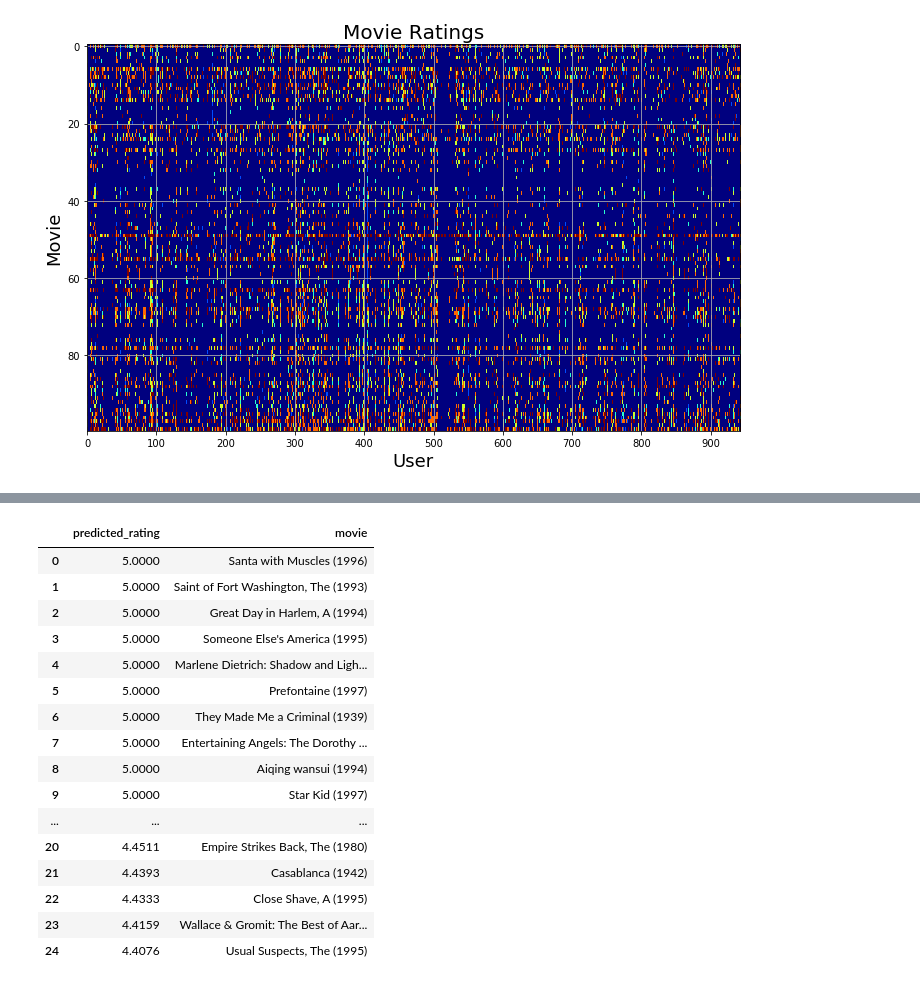
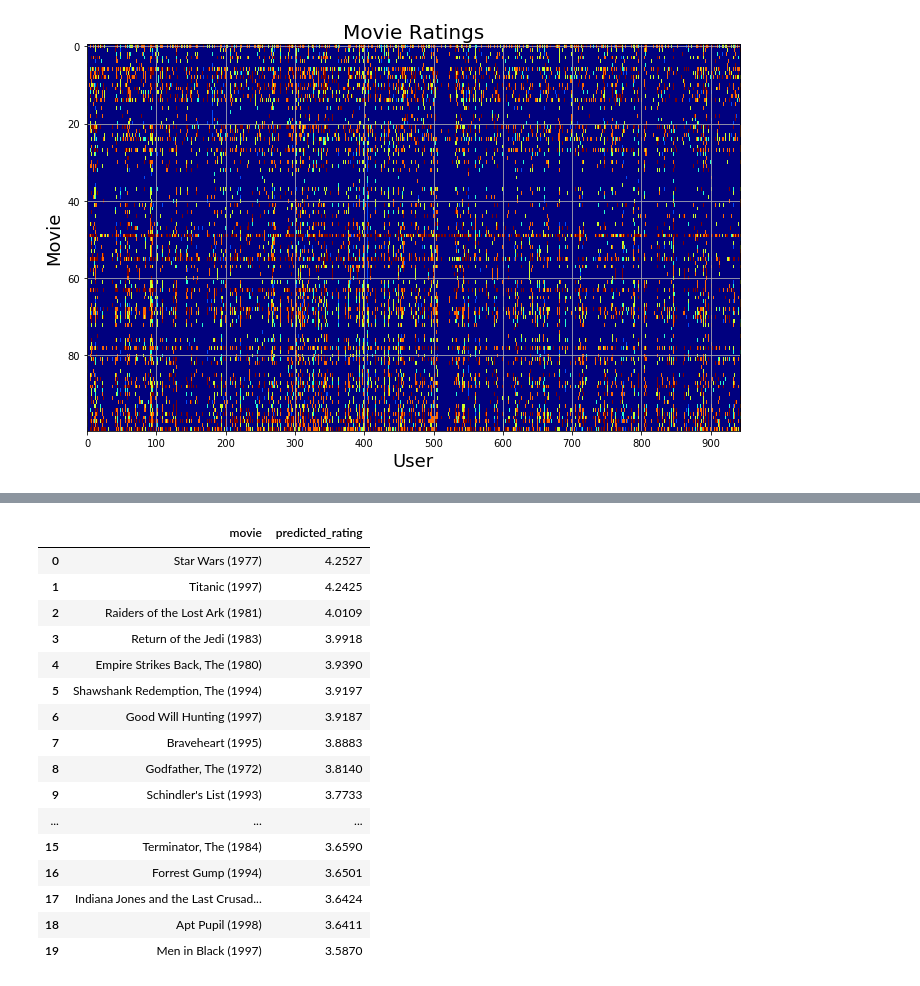
Before and after one commit to noelnamai/machine-learning, a Jupyter notebook: recommender-systems.ipynb, the cells around one changed output, grey strips where cells are left out. Cells and saved outputs as stored; diff of their text form; code cells hidden in the pictures.

```diff
--- a/recommender-systems.ipynb
+++ b/recommender-systems.ipynb
@@ -92,26 +92,26 @@ plt.show()
 # Add ratings for new user
 ratings = np.zeros((1682, 1))
 
-ratings[0]   = 4
-ratings[6]   = 3
-ratings[11]  = 5
-ratings[53]  = 4
-ratings[63]  = 5
-ratings[65]  = 3
-ratings[68]  = 5
-ratings[97]  = 2
-ratings[182] = 4
-ratings[225] = 5
-ratings[354] = 5
+ratings[0]   = 4.0
+ratings[6]   = 3.0
+ratings[11]  = 5.0
+ratings[53]  = 4.0
+ratings[63]  = 5.0
+ratings[65]  = 3.0
+ratings[68]  = 5.0
+ratings[97]  = 2.0
+ratings[182] = 4.0
+ratings[225] = 5.0
+ratings[354] = 5.0
 
 y        = np.append(y, ratings, axis = 1)
 is_rated = np.append(is_rated, ratings != 0, axis = 1)
 # %%
 model = sbbml.CollaborativeFiltering(
-    alpha = 15.0,
+    alpha = 10.0,
     gamma = 10.0,
     n_features = 10,
-    iterations = 10000
+    iterations = 1000
 )
-model.fit(y, is_rated)
+opt = model.fit(y, is_rated); opt
 # %% [output]
@@ -129,31 +129,31 @@ model.fit(y, is_rated)
 # %%
 y_pred     = np.dot(model.x, model.theta.T)
-new_user_y = (y_pred + model.y_mean)[:, -1]
-sorted_idx = np.argsort(new_user_y, axis = 0)[::-1]
+y_pred_new = y_pred[:, -1]
+sorted_idx = np.argsort(y_pred_new, axis = 0)[::-1]
 
-pred_list = list()
+p_movies = list()
 
-for i in range(25):
-    k = sorted_idx[i]
-    tup = {"predicted_rating": new_user_y[k], "movie": movie_ids[k]}
-    pred_list.append(tup)
+for i in range(20):
+    k   = sorted_idx[i]
+    tup = {"movie": movie_ids[k], "predicted_rating": y_pred_new[k]}
+    p_movies.append(tup)
 
-pd.DataFrame(pred_list)
+pd.DataFrame(p_movies)
 # %% [output]
-|  | predicted_rating | movie |
-| 0 | 5.0000 | Santa with Muscles (1996) |
-| 1 | 5.0000 | Saint of Fort Washington, The (1993) |
-| 2 | 5.0000 | Great Day in Harlem, A (1994) |
-| 3 | 5.0000 | Someone Else's America (1995) |
-| 4 | 5.0000 | Marlene Dietrich: Shadow and Ligh... |
-| 5 | 5.0000 | Prefontaine (1997) |
-| 6 | 5.0000 | They Made Me a Criminal (1939) |
-| 7 | 5.0000 | Entertaining Angels: The Dorothy ... |
-| 8 | 5.0000 | Aiqing wansui (1994) |
-| 9 | 5.0000 | Star Kid (1997) |
+|  | movie | predicted_rating |
+| 0 | Star Wars (1977) | 4.2527 |
+| 1 | Titanic (1997) | 4.2425 |
+| 2 | Raiders of the Lost Ark (1981) | 4.0109 |
+| 3 | Return of the Jedi (1983) | 3.9918 |
+| 4 | Empire Strikes Back, The (1980) | 3.9390 |
+| 5 | Shawshank Redemption, The (1994) | 3.9197 |
+| 6 | Good Will Hunting (1997) | 3.9187 |
+| 7 | Braveheart (1995) | 3.8883 |
+| 8 | Godfather, The (1972) | 3.8140 |
+| 9 | Schindler's List (1993) | 3.7733 |
 | ... | ... | ... |
-| 20 | 4.4511 | Empire Strikes Back, The (1980) |
-| 21 | 4.4393 | Casablanca (1942) |
-| 22 | 4.4333 | Close Shave, A (1995) |
-| 23 | 4.4159 | Wallace & Gromit: The Best of Aar... |
-| 24 | 4.4076 | Usual Suspects, The (1995) |
+| 15 | Terminator, The (1984) | 3.6590 |
+| 16 | Forrest Gump (1994) | 3.6501 |
+| 17 | Indiana Jones and the Last Crusad... | 3.6424 |
+| 18 | Apt Pupil (1998) | 3.6411 |
+| 19 | Men in Black (1997) | 3.5870 |
```
Also changed, not shown: parts of 1 cell of this notebook, 4 other files.
